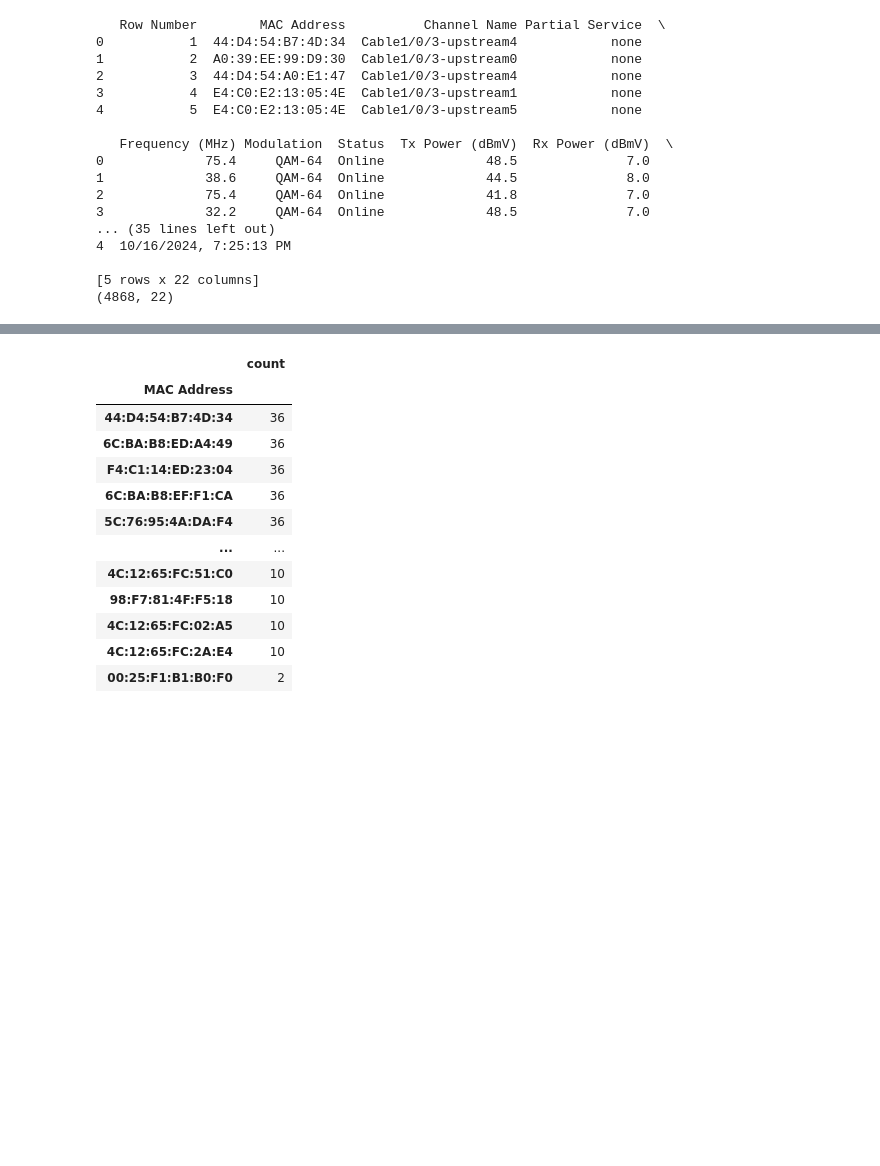
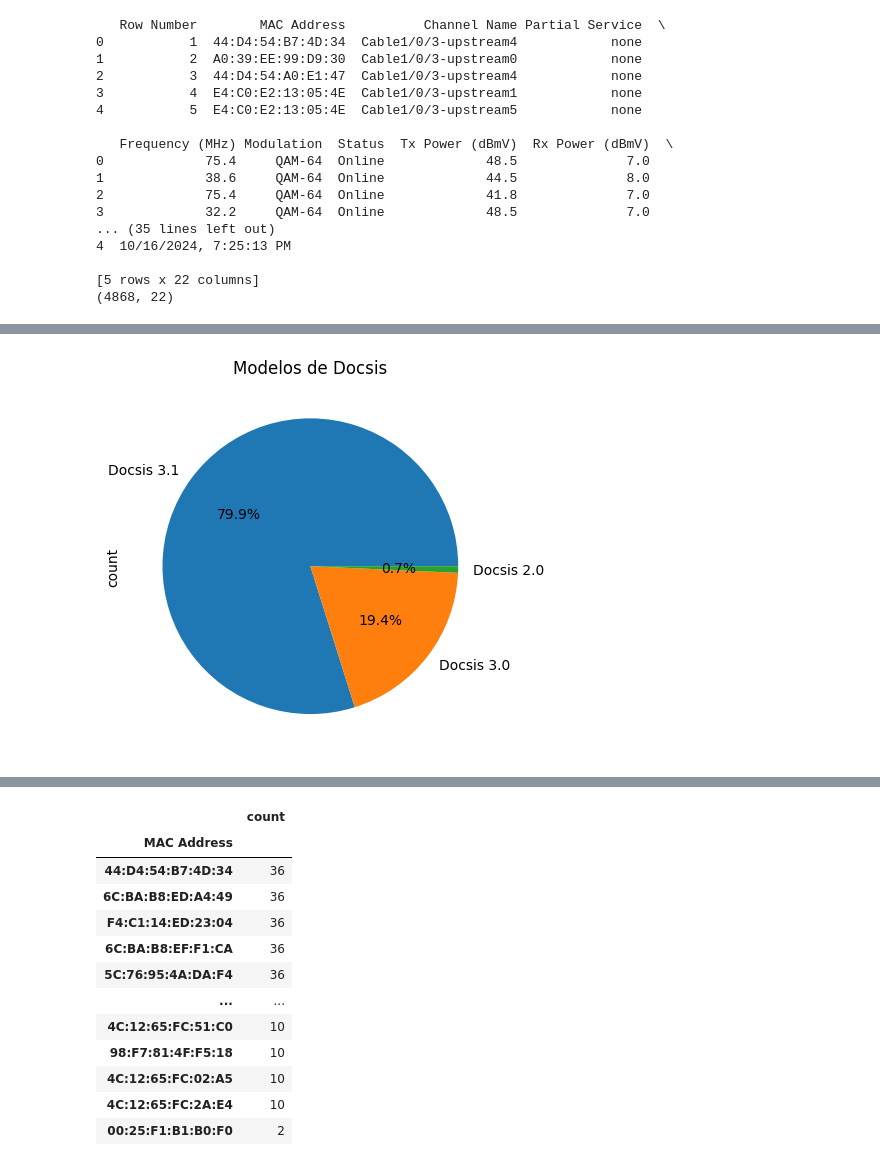
Before and after one commit to LeonardoNBanegas/DATA-SCIENCE-CODERHOUSE, a Jupyter notebook: ProyectoDS_Partel_Banegas.ipynb, the cells around one changed output, grey strips where cells are left out. Cells and saved outputs as stored; diff of their text form; code cells hidden in the pictures; blank space fills up the shorter version.

```diff
--- a/ProyectoDS_Partel_Banegas.ipynb
+++ b/ProyectoDS_Partel_Banegas.ipynb
@@ -73,0 +138,5 @@ print(df.shape)
+# %%
+#agrupar las Macs por en modelo de Docsis de acuerdo a la cantidad de portadoras que utilizan
+df['MAC Address'].value_counts()
+value_counts = df['MAC Address'].value_counts()
+print(value_counts)
@@ -73,0 +157,13 @@ print(df.shape)
+# %%
+#agrupar y modificar por modelo de Docsis
+Docsis_31 = value_counts[value_counts == 36].index
+Docsis_30 = value_counts[value_counts == 10].index
+Docsis_20 = value_counts[value_counts == 2].index
+docsis_model_mapping = {}
+for mac in Docsis_31:
+    docsis_model_mapping[mac] = 'Docsis 3.1'
+for mac in Docsis_30:
+    docsis_model_mapping[mac] = 'Docsis 3.0'
+for mac in Docsis_20:
+    docsis_model_mapping[mac] = 'Docsis 2.0'
+print(docsis_model_mapping)
@@ -73,0 +172,9 @@ print(df.shape)
+# %%
+# Convertir el diccionario a una serie de Pandas
+docsis_model_series = pd.Series(docsis_model_mapping).value_counts()
+# grafico de torta de modelos Docsis
+docsis_model_series.plot(kind='pie', autopct='%1.1f%%', labels=docsis_model_series.index)
+plt.title('Modelos de Docsis')
+plt.show()
+# %% [output]
+[figure, added]
```
Also changed, not shown: parts of 25 cells of this notebook.
